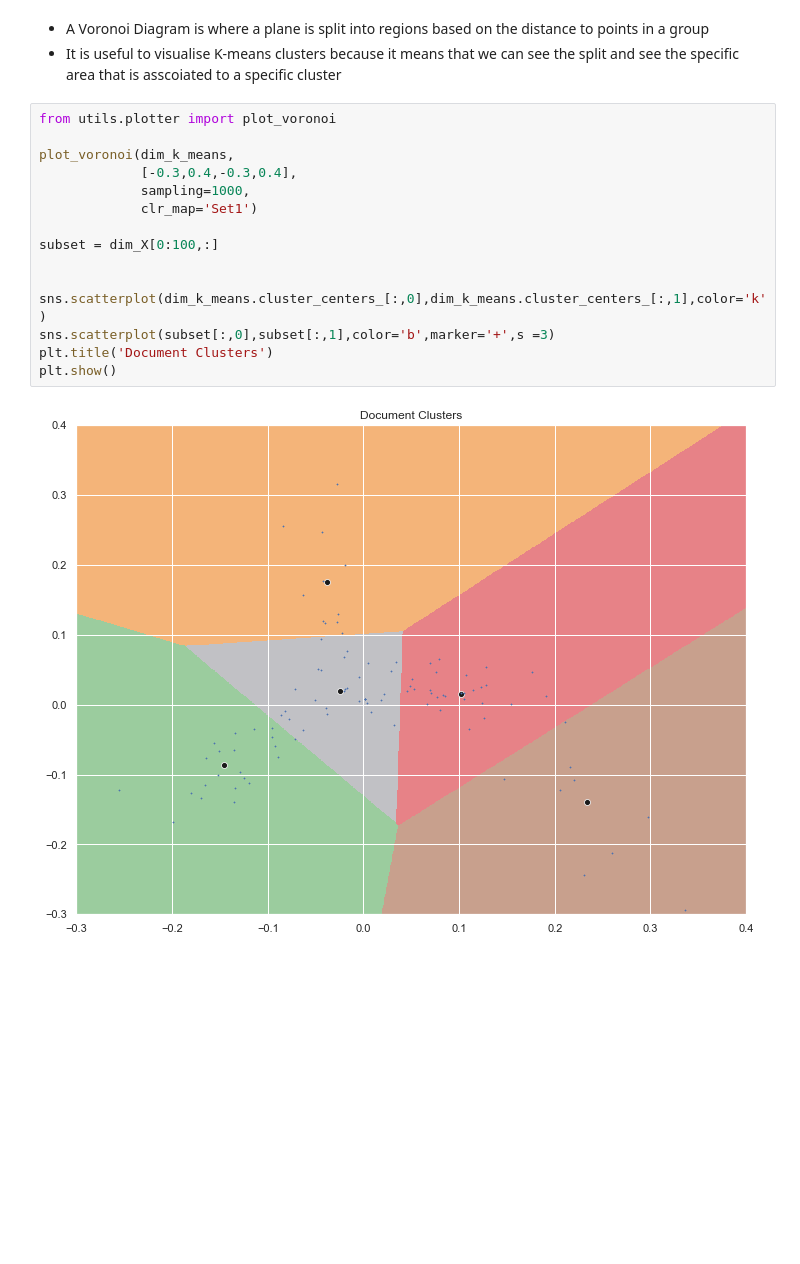
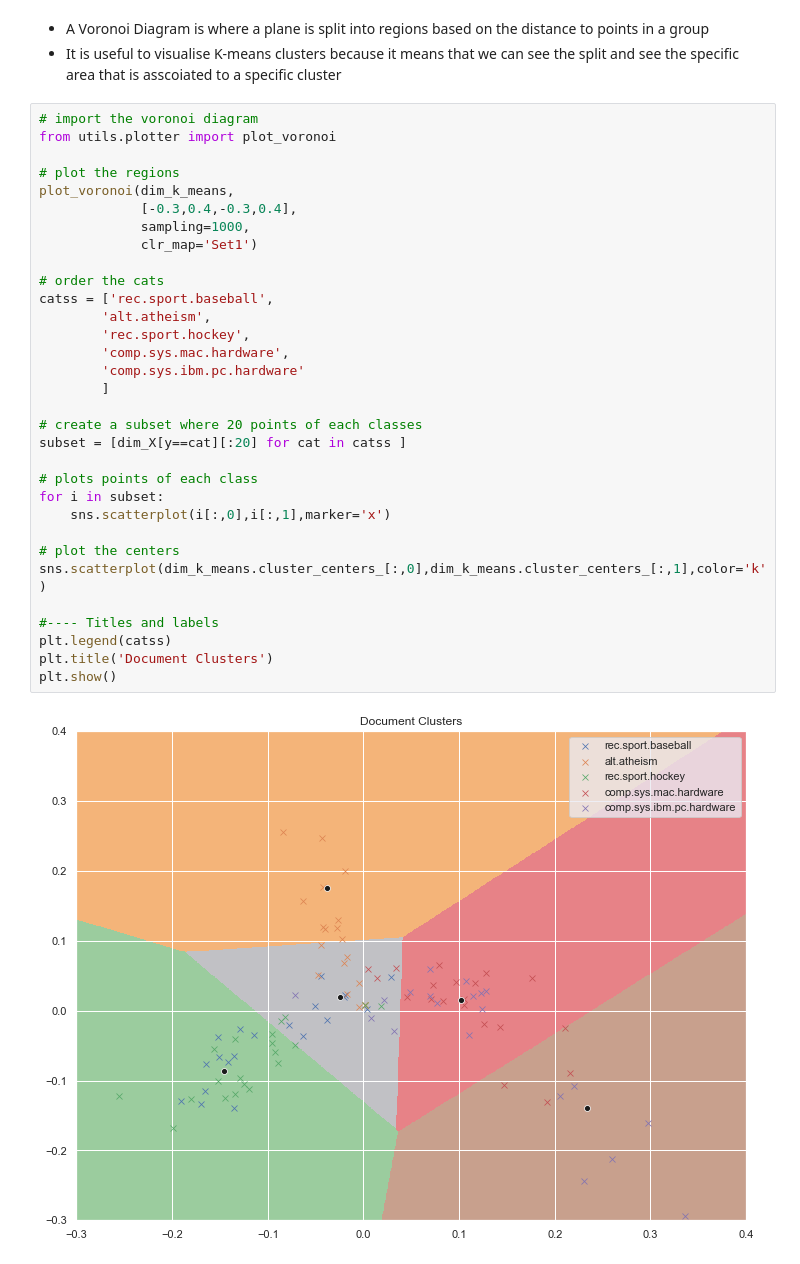
Before and after one commit to aadulan/iaml2018, a Jupyter notebook: Assignments/04_A_KMeans.ipynb, the cells around one changed output. Cells and saved outputs as stored; diff of their text form; blank space fills up the shorter version.

```diff
--- a/Assignments/04_A_KMeans.ipynb
+++ b/Assignments/04_A_KMeans.ipynb
@@ -435,19 +440,36 @@ Another benefit of Dimensionality Reduction is that it allows us to visualise th
 - A Voronoi Diagram is where a plane is split into regions based on the distance to points in a group
 - It is useful to visualise K-means clusters because it means that we can see the split and see the specific area that is asscoiated to a specific cluster
 # %%
+# import the voronoi diagram
 from utils.plotter import plot_voronoi
 
+# plot the regions
 plot_voronoi(dim_k_means,
              [-0.3,0.4,-0.3,0.4],
              sampling=1000,
              clr_map='Set1')
 
-subset = dim_X[0:100,:]
+# order the cats
+catss = ['rec.sport.baseball',
+        'alt.atheism',
+        'rec.sport.hockey',
+        'comp.sys.mac.hardware',
+        'comp.sys.ibm.pc.hardware'
+        ]
 
+# create a subset where 20 points of each classes
+subset = [dim_X[y==cat][:20] for cat in catss ]
 
+# plots points of each class
+for i in subset:
+    sns.scatterplot(i[:,0],i[:,1],marker='x')
+
+# plot the centers
 sns.scatterplot(dim_k_means.cluster_centers_[:,0],dim_k_means.cluster_centers_[:,1],color='k')
-sns.scatterplot(subset[:,0],subset[:,1],color='b',marker='+',s =3)
+
+#---- Titles and labels
+plt.legend(catss)
 plt.title('Document Clusters')
 plt.show()
 # %% [output]
-[figure, old version]
+[figure, new version]
```
Also changed, not shown: parts of 3 cells of this notebook.
